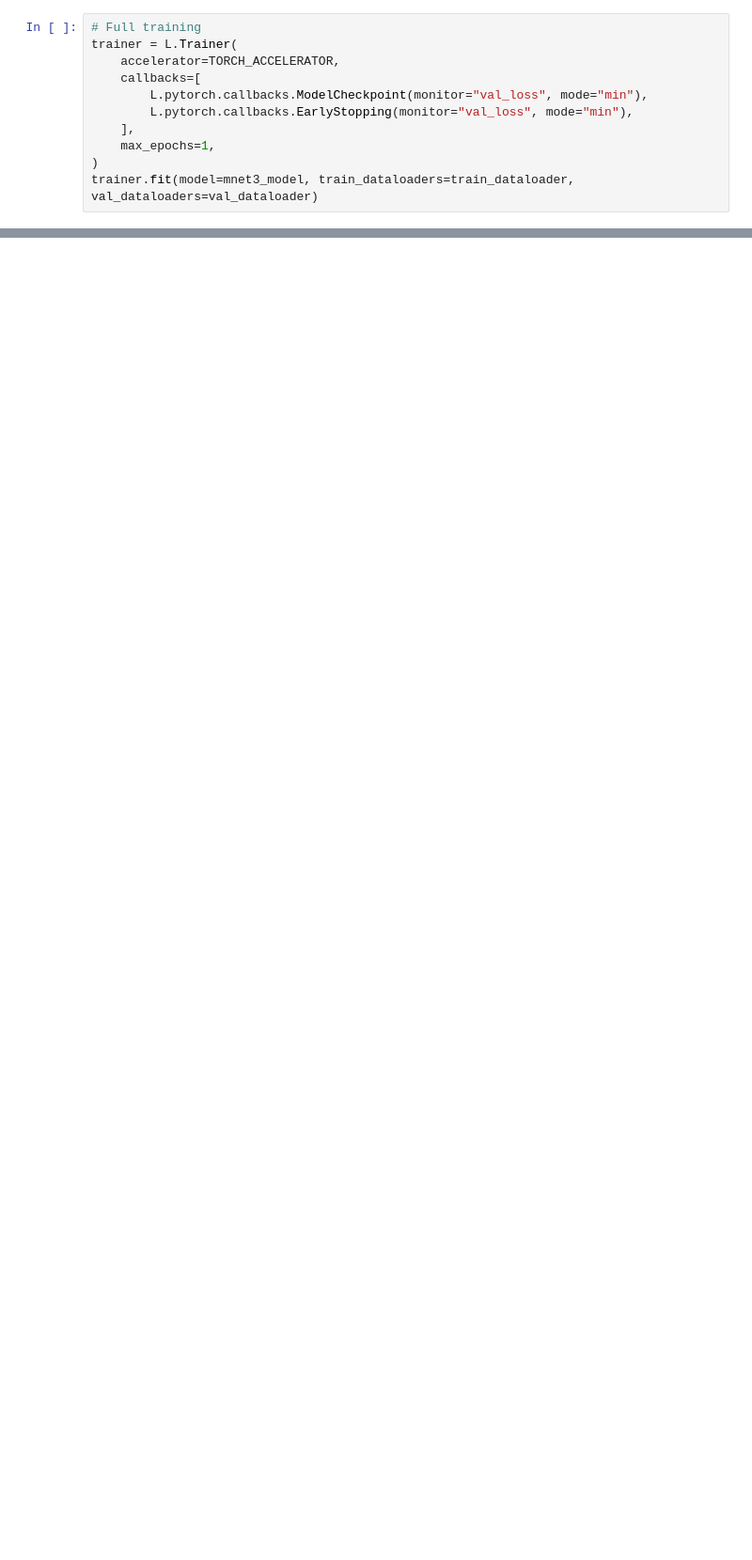
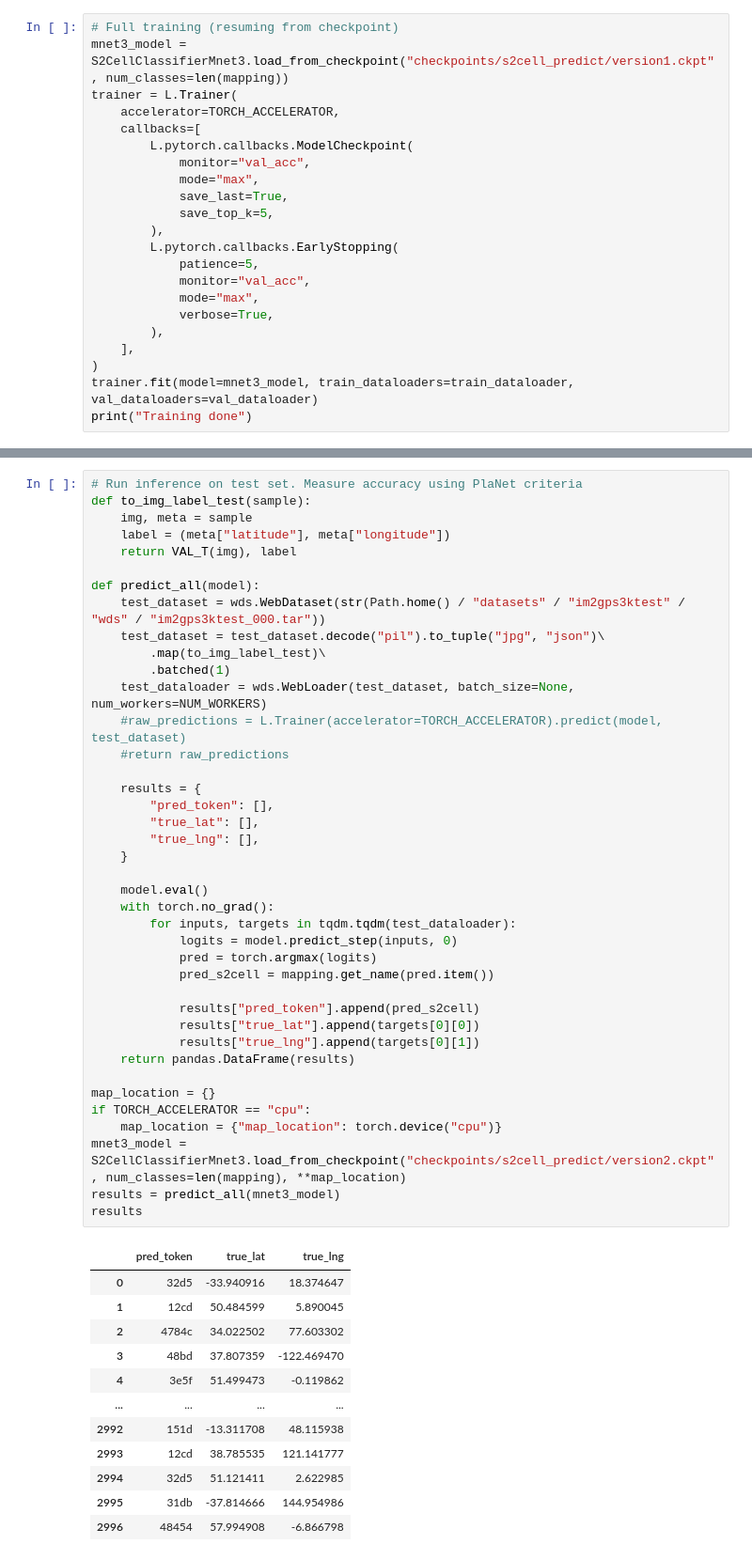
Before and after one commit to fyhuang/img2loc, a Jupyter notebook: s2cell_predict.ipynb, the cells around one changed output, grey strips where cells are left out. Shown at 94% size. Saved outputs shown, nothing was run; the diff lists cells and outputs as text; blank space fills up the shorter version.

Commit message:
Train s2 cell predictor and test on im2gps3k

```diff
--- a/s2cell_predict.ipynb
+++ b/s2cell_predict.ipynb
@@ -176,14 +225,25 @@ Running in `fast_dev_run` mode: will run the requested loop using 1 batch(es). L
 34.316    Total estimated model params size (MB)
 `Trainer.fit` stopped: `max_steps=1` reached.
 # %%
-# Full training
+# Full training (resuming from checkpoint)
+mnet3_model = S2CellClassifierMnet3.load_from_checkpoint("checkpoints/s2cell_predict/version1.ckpt", num_classes=len(mapping))
 trainer = L.Trainer(
     accelerator=TORCH_ACCELERATOR,
     callbacks=[
-        L.pytorch.callbacks.ModelCheckpoint(monitor="val_loss", mode="min"),
-        L.pytorch.callbacks.EarlyStopping(monitor="val_loss", mode="min"),
+        L.pytorch.callbacks.ModelCheckpoint(
+            monitor="val_acc",
+            mode="max",
+            save_last=True,
+            save_top_k=5,
+        ),
+        L.pytorch.callbacks.EarlyStopping(
+            patience=5,
+            monitor="val_acc",
+            mode="max",
+            verbose=True,
+        ),
     ],
-    max_epochs=1,
 )
 trainer.fit(model=mnet3_model, train_dataloaders=train_dataloader, val_dataloaders=val_dataloader)
+print("Training done")
 # %% [output]
@@ -206,0 +279,53 @@ Epoch 0: : 1095it [04:32,  4.01it/s, v_num=2, train_loss=5.690, train_acc_step=0
+# %%
+# Run inference on test set. Measure accuracy using PlaNet criteria
+def to_img_label_test(sample):
+    img, meta = sample
+    label = (meta["latitude"], meta["longitude"])
+    return VAL_T(img), label
+
+def predict_all(model):
+    test_dataset = wds.WebDataset(str(Path.home() / "datasets" / "im2gps3ktest" / "wds" / "im2gps3ktest_000.tar"))
+    test_dataset = test_dataset.decode("pil").to_tuple("jpg", "json")\
+        .map(to_img_label_test)\
+        .batched(1)
+    test_dataloader = wds.WebLoader(test_dataset, batch_size=None, num_workers=NUM_WORKERS)
+    #raw_predictions = L.Trainer(accelerator=TORCH_ACCELERATOR).predict(model, test_dataset)
+    #return raw_predictions
+
+    results = {
+        "pred_token": [],
+        "true_lat": [],
+        "true_lng": [],
+    }
+
+    model.eval()
+    with torch.no_grad():
+        for inputs, targets in tqdm.tqdm(test_dataloader):
+            logits = model.predict_step(inputs, 0)
+            pred = torch.argmax(logits)
+            pred_s2cell = mapping.get_name(pred.item())
+
+            results["pred_token"].append(pred_s2cell)
+            results["true_lat"].append(targets[0][0])
+            results["true_lng"].append(targets[0][1])
+    return pandas.DataFrame(results)
+
+map_location = {}
+if TORCH_ACCELERATOR == "cpu":
+    map_location = {"map_location": torch.device("cpu")}
+mnet3_model = S2CellClassifierMnet3.load_from_checkpoint("checkpoints/s2cell_predict/version2.ckpt", num_classes=len(mapping), **map_location)
+results = predict_all(mnet3_model)
+results
+# %% [output]
+|  | pred_token | true_lat | true_lng |
+| 0 | 32d5 | -33.940916 | 18.374647 |
+| 1 | 12cd | 50.484599 | 5.890045 |
+| 2 | 4784c | 34.022502 | 77.603302 |
+| 3 | 48bd | 37.807359 | -122.469470 |
+| 4 | 3e5f | 51.499473 | -0.119862 |
+| ... | ... | ... | ... |
+| 2992 | 151d | -13.311708 | 48.115938 |
+| 2993 | 12cd | 38.785535 | 121.141777 |
+| 2994 | 32d5 | 51.121411 | 2.622985 |
+| 2995 | 31db | -37.814666 | 144.954986 |
+| 2996 | 48454 | 57.994908 | -6.866798 |
```
Also changed, not shown: parts of 8 cells of this notebook, 8 other files.
